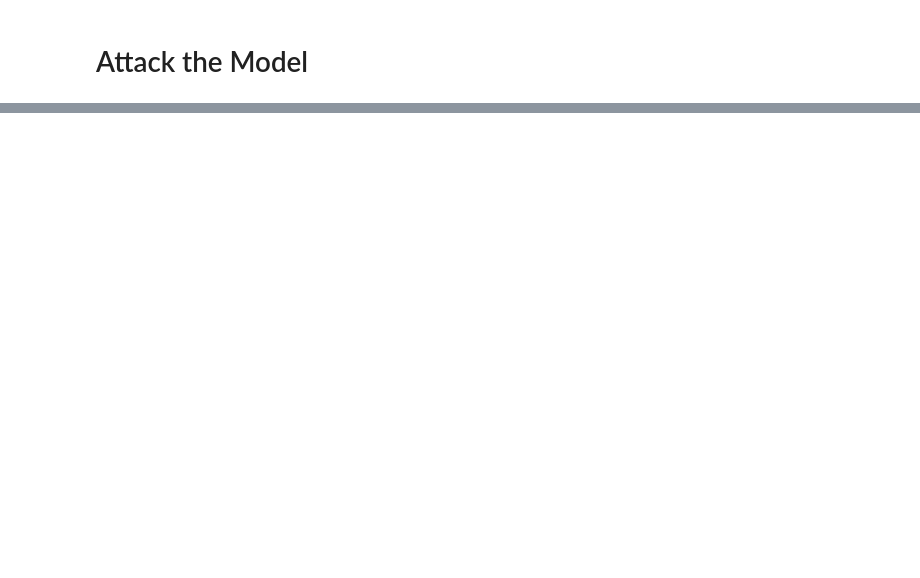
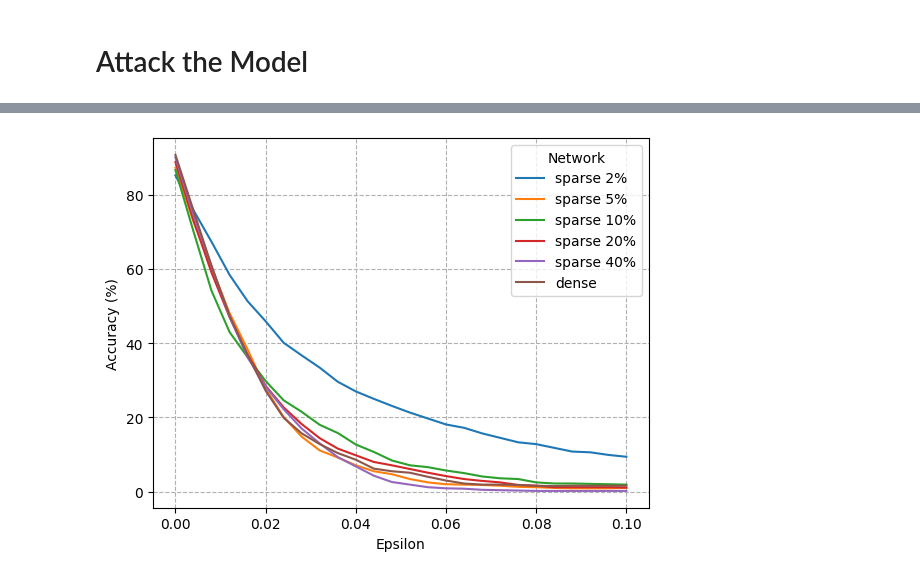
Before and after one commit to sirTomasson/BregmanLearning, a Jupyter notebook: notebooks/BIM-Attack.ipynb, the cells around one changed output, grey strips where cells are left out. Saved outputs shown, nothing was run; the diff lists cells and outputs as text; code cells hidden in the pictures; blank space fills up the shorter version.

```diff
--- a/notebooks/BIM-Attack.ipynb
+++ b/notebooks/BIM-Attack.ipynb
@@ -314,0 +500,6 @@ df.to_csv('../results/dense_adam_BIM_attack.csv')
+# %%
+data_dict = accuracies
+data_dict['eps'] = epsilons.tolist()
+df = pd.DataFrame(data_dict)
+df.set_index('eps', inplace=True)
+df.head(5)
@@ -314,0 +514,9 @@ df.to_csv('../results/dense_adam_BIM_attack.csv')
+# %%
+df.plot(kind='line')
+plt.grid(True, linestyle='--')
+plt.legend(title='Network')
+plt.xlabel('Epsilon')
+plt.ylabel('Accuracy (%)')
+plt.savefig('dense_multi_sparse_FGSM_attack.png')
+# %% [output]
+[figure, added]
```
Also changed, not shown: parts of 20 cells of this notebook, 24 other files.
